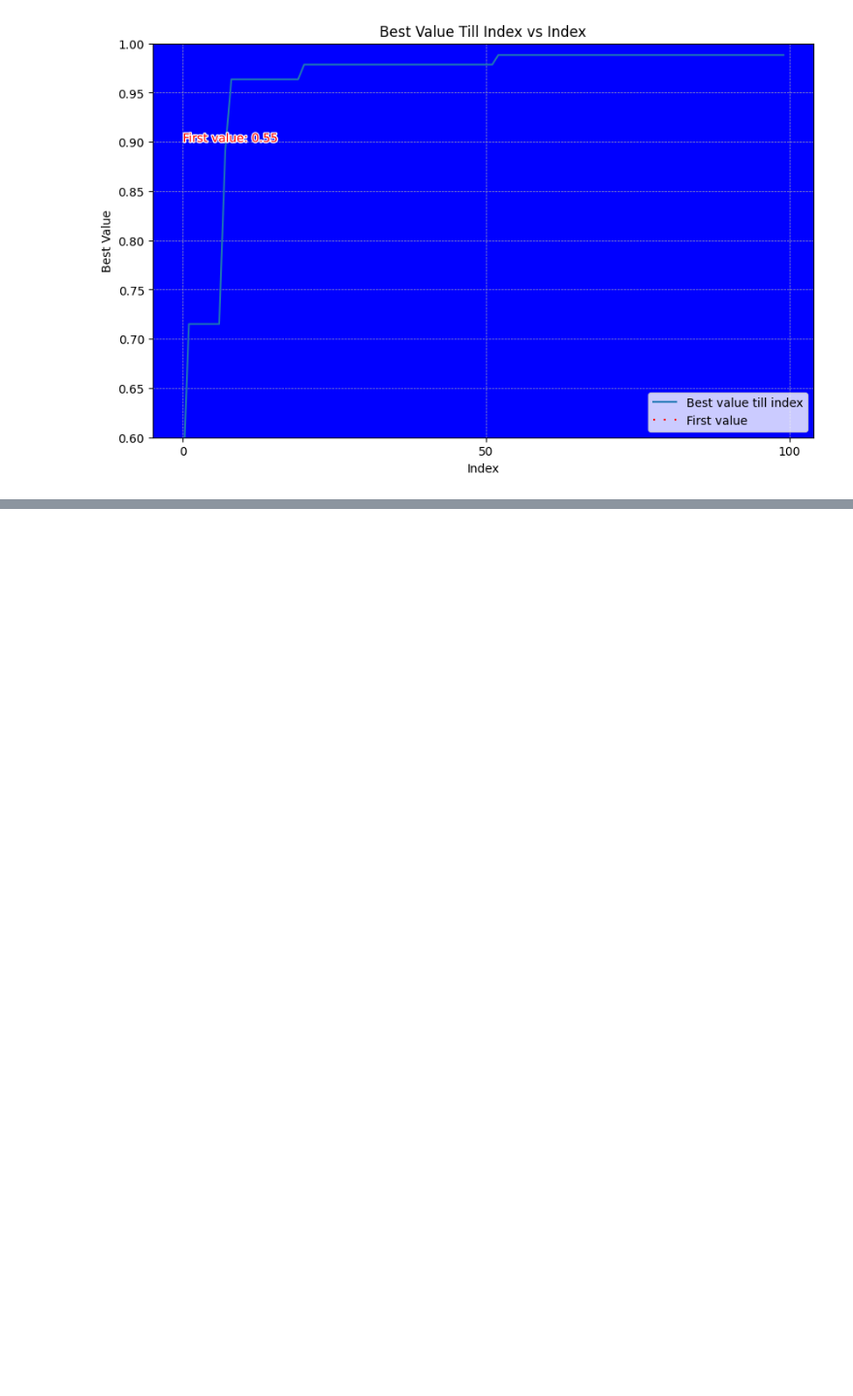
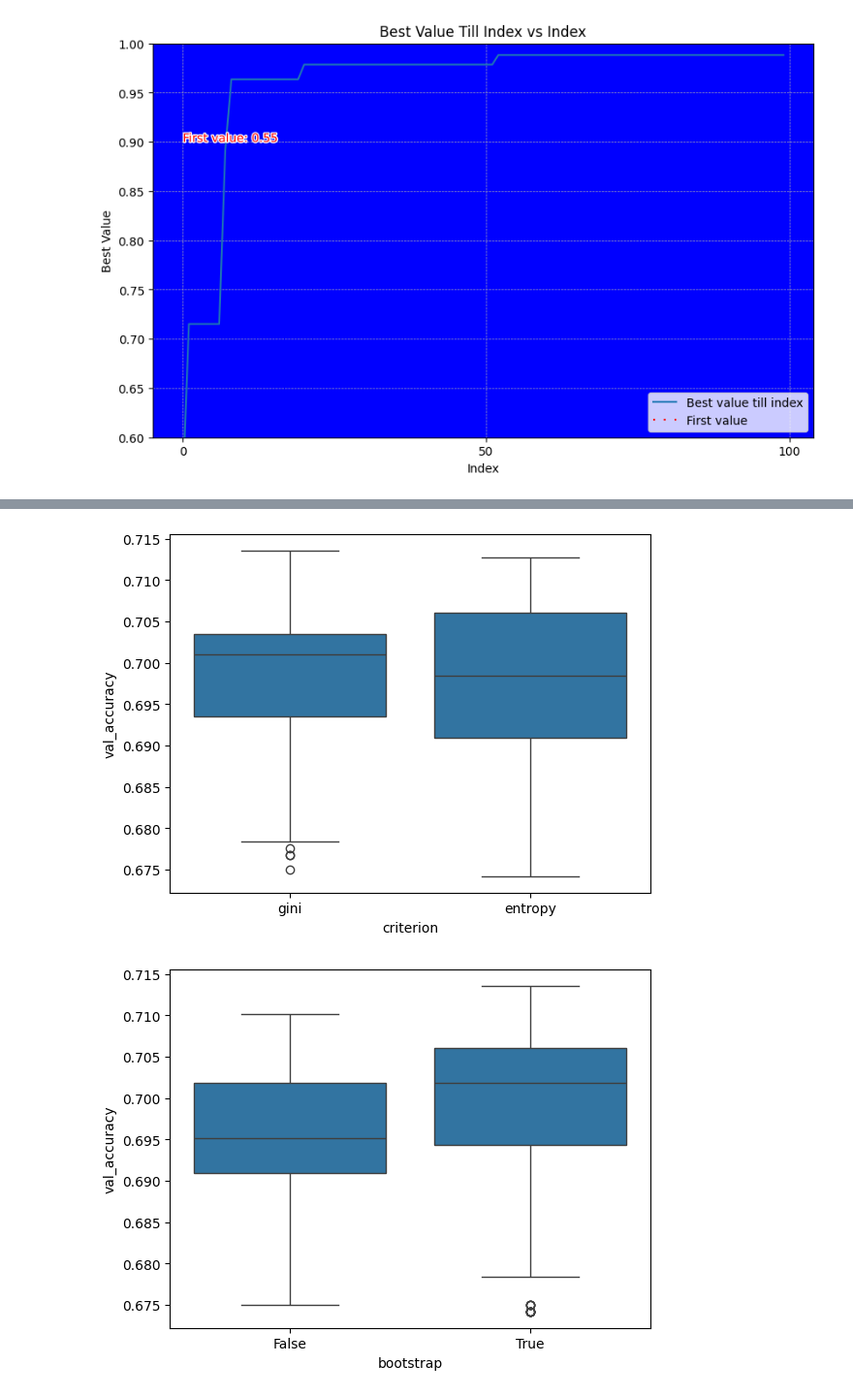
Before and after one commit to BUSY-LOOPING/Tech-Troopers, a Jupyter notebook: Dhruv/utils.ipynb, the cells around one changed output, grey strips where cells are left out. Shown at 97% size. Saved outputs shown, nothing was run; the diff lists cells and outputs as text; code cells hidden in the pictures; blank space fills up the shorter version.

```diff
--- a/Dhruv/utils.ipynb
+++ b/Dhruv/utils.ipynb
@@ -329,0 +403,11 @@ plt.show()
+# %%
+# Boxplot for criterion
+sns.boxplot(x='criterion', y='val_accuracy', data=df)
+plt.show()
+
+# Boxplot for bootstrap
+sns.boxplot(x='bootstrap', y='val_accuracy', data=df)
+plt.show()
+# %% [output]
+[figure, added]
+[figure, added]
```
Also changed, not shown: parts of 7 cells of this notebook, 19 other files.
